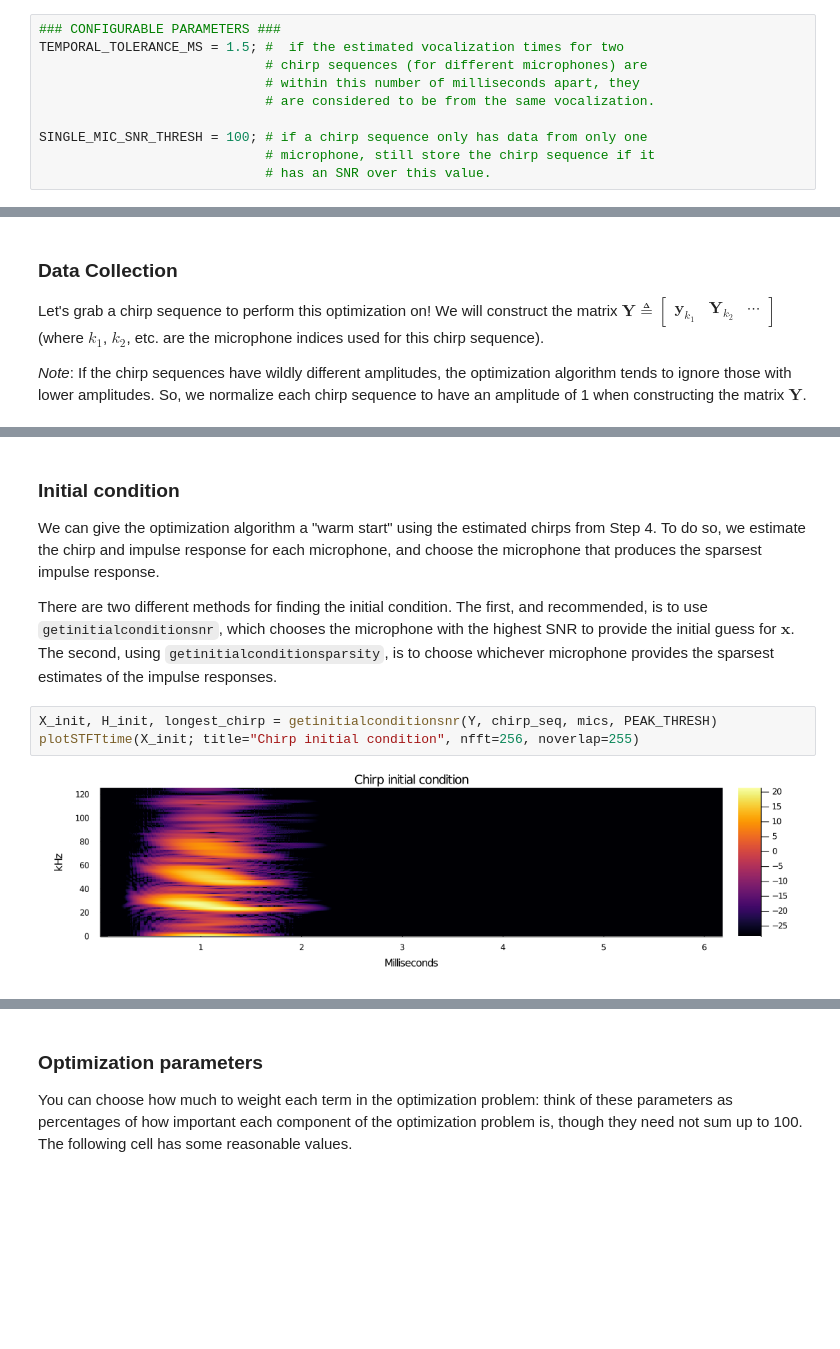
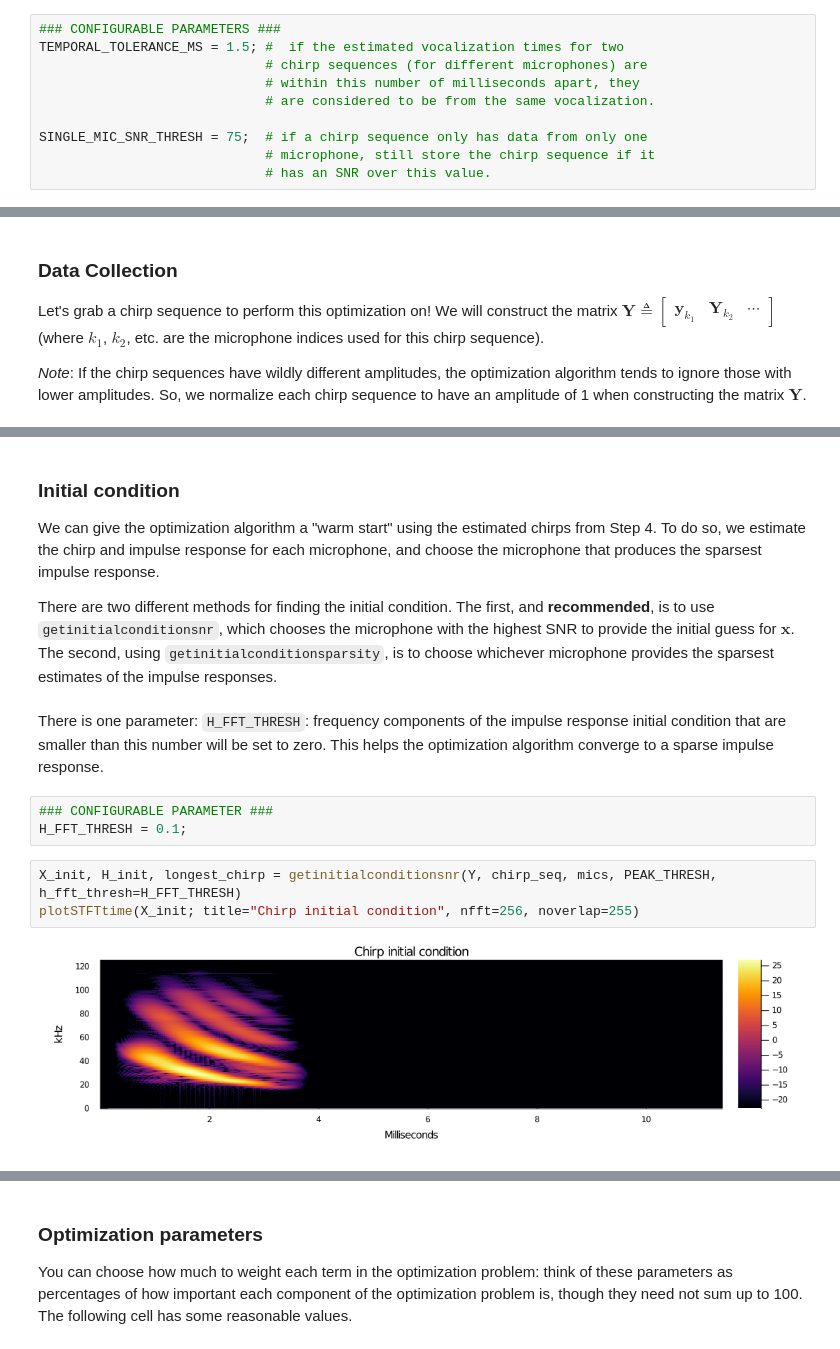
Before and after one commit to NSagan271/batlab-chirp-processing, a Jupyter notebook: jupyter_notebooks/Walkthrough.ipynb, the cells around one changed output, grey strips where cells are left out. Drawn from its saved outputs; the diff is of its cells as text; blank space fills up the shorter version.

```diff
--- a/jupyter_notebooks/Walkthrough.ipynb
+++ b/jupyter_notebooks/Walkthrough.ipynb
@@ -194,7 +197,7 @@ TEMPORAL_TOLERANCE_MS = 1.5; #  if the estimated vocalization times for two
                              # within this number of milliseconds apart, they
                              # are considered to be from the same vocalization.
 
-SINGLE_MIC_SNR_THRESH = 100; # if a chirp sequence only has data from only one
+SINGLE_MIC_SNR_THRESH = 75;  # if a chirp sequence only has data from only one
                              # microphone, still store the chirp sequence if it
                              # has an SNR over this value.
 # %%
@@ -445,12 +407,17 @@ Chirp Lengths (ms): [1.508, 1.276]
 We can give the optimization algorithm a "warm start" using the estimated chirps from Step 4.
 To do so, we estimate the chirp and impulse response for each microphone, and choose the microphone that produces the sparsest impulse response.
 
-There are two different methods for finding the initial condition. The first, and recommended, is to use `getinitialconditionsnr`, which chooses the microphone with the highest SNR to provide the initial guess for $\mathbf{x}$. The second, using `getinitialconditionsparsity`, is to choose whichever microphone provides the sparsest estimates of the impulse responses.
+There are two different methods for finding the initial condition. The first, and **recommended**, is to use `getinitialconditionsnr`, which chooses the microphone with the highest SNR to provide the initial guess for $\mathbf{x}$. The second, using `getinitialconditionsparsity`, is to choose whichever microphone provides the sparsest estimates of the impulse responses.
+# %% [markdown]
+There is one parameter: `H_FFT_THRESH`: frequency components of the impulse response initial condition that are smaller than this number will be set to zero. This helps the optimization algorithm converge to a sparse impulse response.
+# %%
+### CONFIGURABLE PARAMETER ###
+H_FFT_THRESH = 0.1;
 # %%
-X_init, H_init, longest_chirp = getinitialconditionsnr(Y, chirp_seq, mics, PEAK_THRESH)
+X_init, H_init, longest_chirp = getinitialconditionsnr(Y, chirp_seq, mics, PEAK_THRESH, h_fft_thresh=H_FFT_THRESH)
 plotSTFTtime(X_init; title="Chirp initial condition", nfft=256, noverlap=255)
 # %% [output]
-[figure, old version]
+[figure, new version]
 # %%
 plotmicdata(H_init, title="Impulse response initial condition")
 # %% [output]
```
Also changed, not shown: parts of 36 cells of this notebook.
